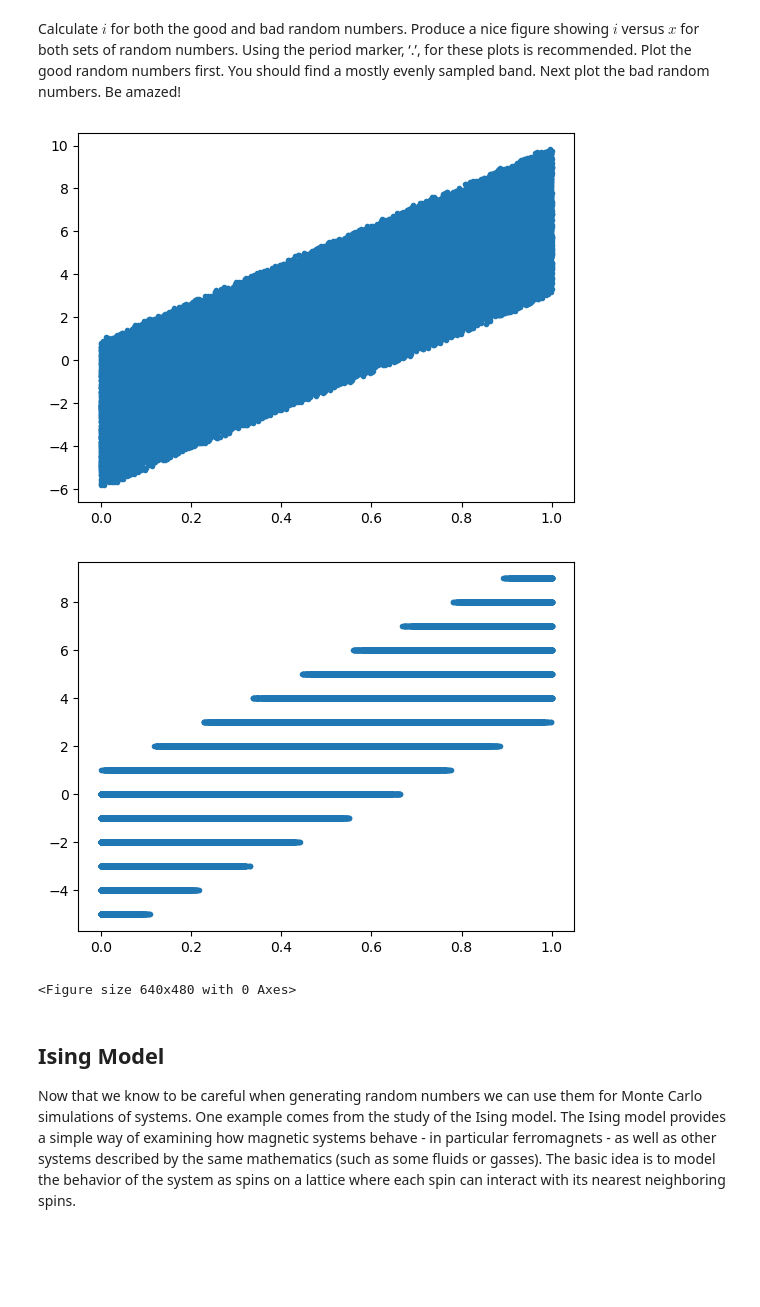
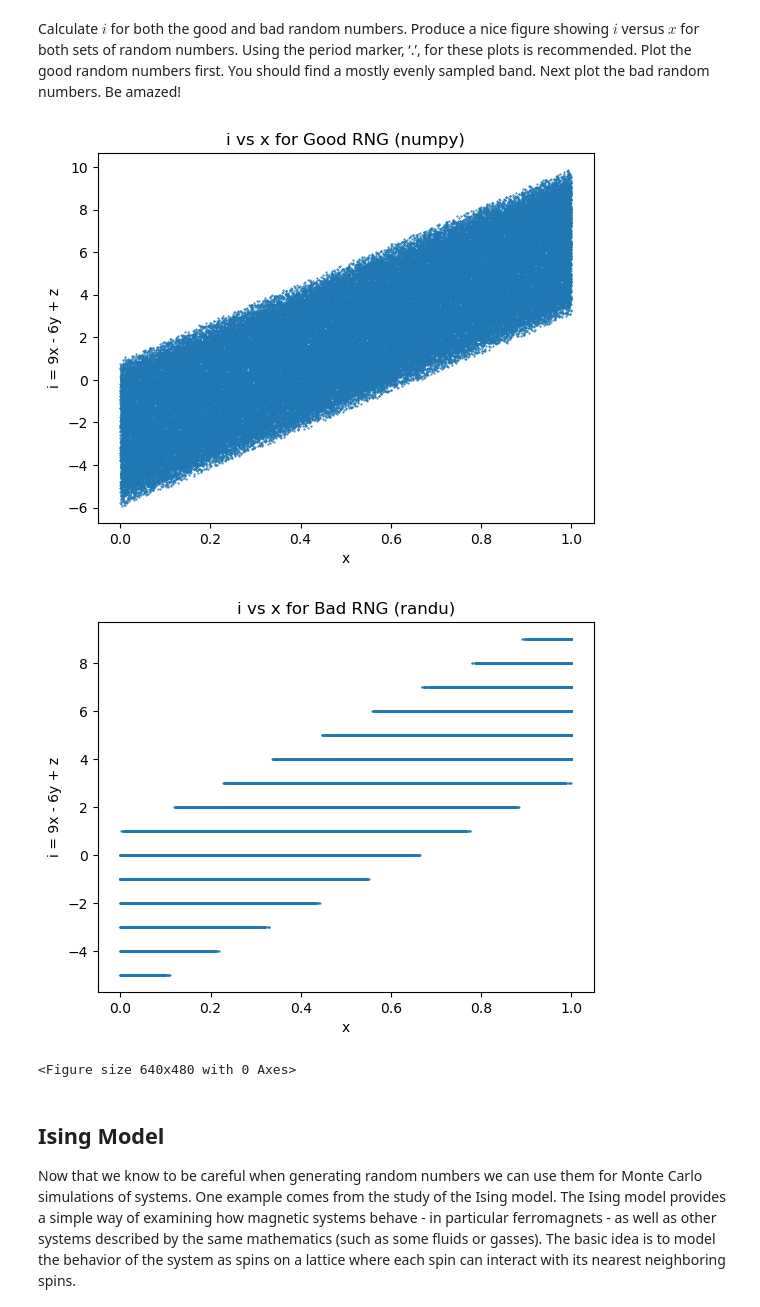
Before and after one commit to SerenaLynas/p250-spring-2026, a Jupyter notebook: labs/Lab11.ipynb, the cells around one changed output. Cells and saved outputs as stored; diff of their text form; code cells hidden in the pictures; blank space fills up the shorter version.

```diff
--- a/labs/Lab11.ipynb
+++ b/labs/Lab11.ipynb
@@ -126,14 +127,19 @@ You should find a mostly evenly sampled band.
 Next plot the bad random numbers.
 Be amazed!
 # %%
-for r in [gr, br]:
+for r, label in [(gr, 'Good RNG (numpy)'), (br, 'Bad RNG (randu)')]:
     x, y, z = r.reshape((-1, 3)).T
     i = 9 * x - 6 * y + z
-    plt.scatter(x, i, marker='.')
+
+    plt.scatter(x, i, marker='.', s=1)
+    plt.xlabel('x')
+    plt.ylabel('i = 9x - 6y + z')
+    plt.title(f'i vs x for {label}')
+
     plt.figure()
 # %% [output]
-[figure, old version]
+[figure, new version]
-[figure, old version]
+[figure, new version]
 <Figure size 640x480 with 0 Axes>
 # %% [markdown]
 ## Ising Model
```
Also changed, not shown: parts of 9 cells of this notebook.
